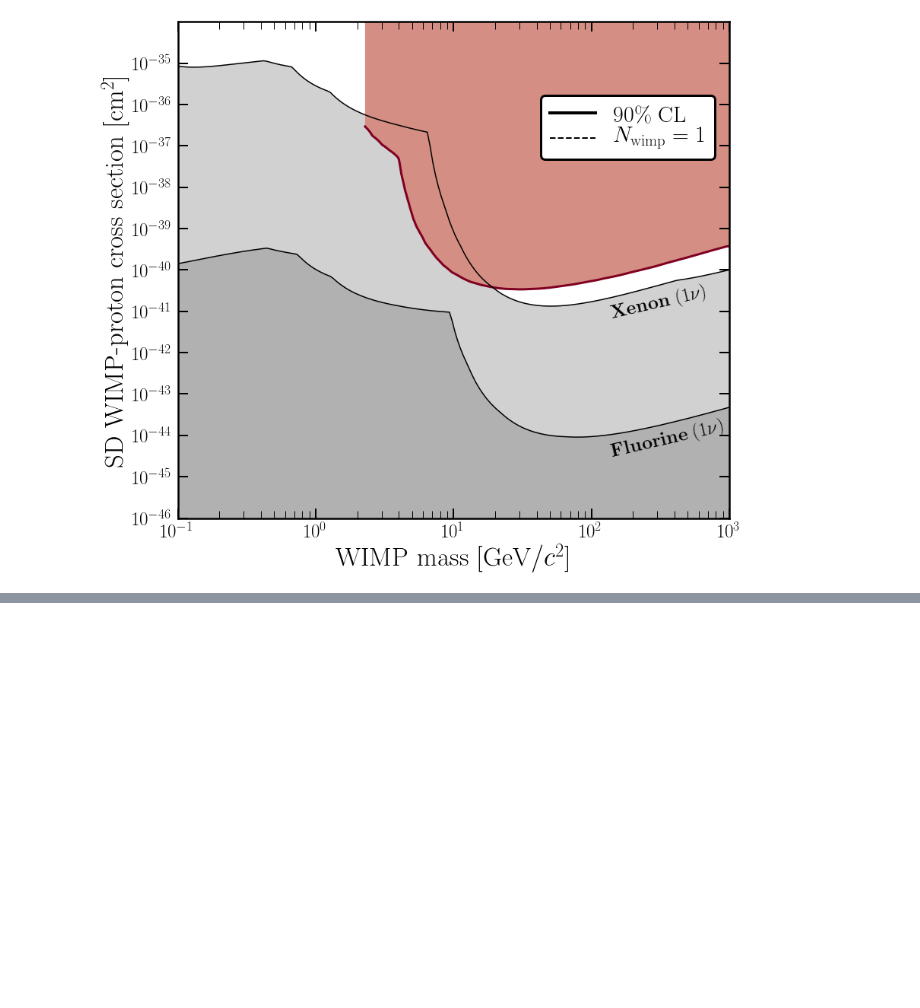
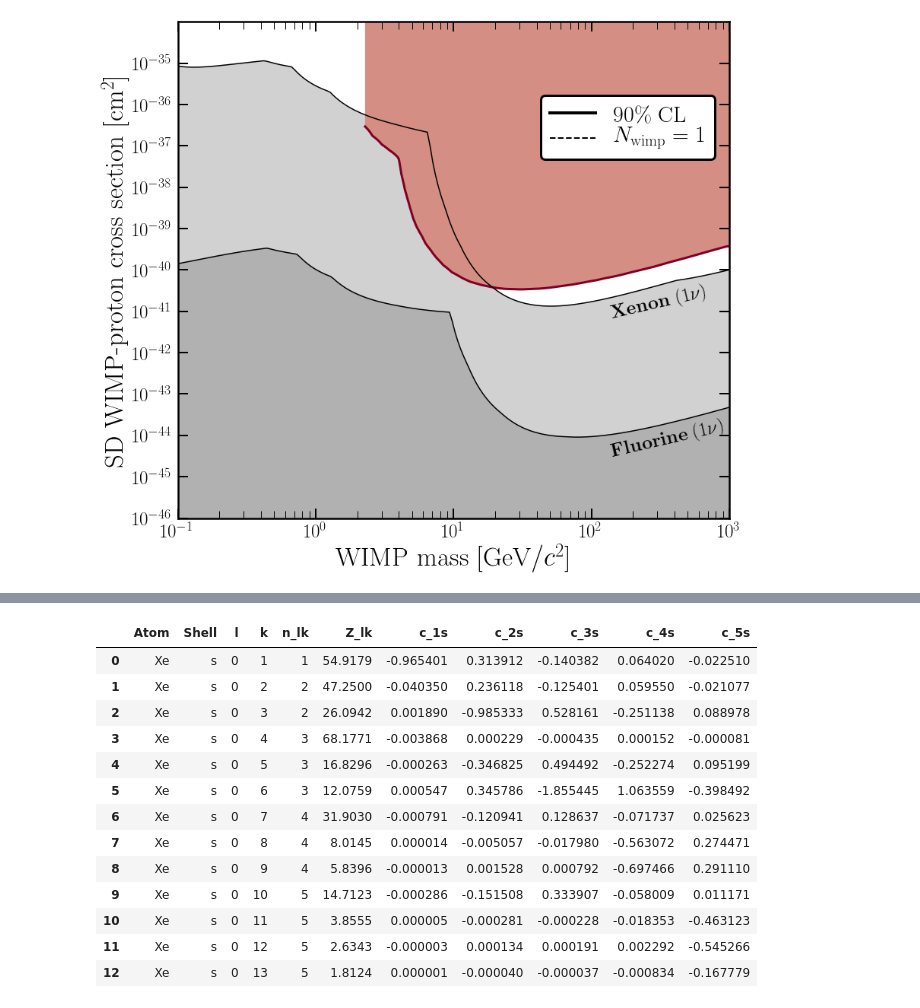
Before and after one commit to cajohare/CYGNUS, a Jupyter notebook: python/Untitled.ipynb, the cells around one changed output, grey strips where cells are left out. Saved outputs shown, nothing was run; the diff lists cells and outputs as text; code cells hidden in the pictures; blank space fills up the shorter version.

```diff
--- a/python/Untitled.ipynb
+++ b/python/Untitled.ipynb
@@ -48,0 +184,25 @@ plt.show()
+# %%
+import pandas as pd
+
+kmax = size(n_s)
+orbs = ['s']*kmax
+ks = list(arange(1,kmax+1))
+nrows = size(orbs)
+d = {'Atom': ['Xe']*nrows, 'Shell':orbs,'l':[0]*nrows,'k':ks,'n_lk':n_s,'Z_lk':Z_s,'c_1s':c_1s,'c_2s':c_2s,'c_3s':c_3s,'c_4s':c_4s,'c_5s':c_5s}
+df_s = pd.DataFrame(data=d)
+
+kmax = size(n_p)
+orbs = ['p']*size(n_p)
+kp = list(arange(1,kmax+1))
+nrows = size(orbs)
+d = {'Atom': ['Xe']*nrows, 'Shell':orbs,'l':[1]*nrows,'k':kp,'n_lk':n_p,'Z_lk':Z_p,'c_2p':c_2p,'c_3p':c_3p,'c_4p':c_4p,'c_5p':c_5p}
+df_p = pd.DataFrame(data=d)
+df_p
+
+kmax = size(n_d)
+orbs = ['d']*kmax
+kd = list(arange(1,kmax+1))
+nrows = size(orbs)
+d = {'Atom': ['Xe']*nrows, 'Shell':orbs,'l':[1]*nrows,'k':kd,'n_lk':n_d,'Z_lk':Z_d,'c_3d':c_3d,'c_4d':c_4d}
+df_d = pd.DataFrame(data=d)
+df_d
@@ -48,0 +251,17 @@ plt.show()
+# %%
+df_s
+# %% [output]
+|  | Atom | Shell | l | k | n_lk | Z_lk | c_1s | c_2s | c_3s | c_4s | c_5s |
+| 0 | Xe | s | 0 | 1 | 1 | 54.9179 | -0.965401 | 0.313912 | -0.140382 | 0.064020 | -0.022510 |
+| 1 | Xe | s | 0 | 2 | 2 | 47.2500 | -0.040350 | 0.236118 | -0.125401 | 0.059550 | -0.021077 |
+| 2 | Xe | s | 0 | 3 | 2 | 26.0942 | 0.001890 | -0.985333 | 0.528161 | -0.251138 | 0.088978 |
+| 3 | Xe | s | 0 | 4 | 3 | 68.1771 | -0.003868 | 0.000229 | -0.000435 | 0.000152 | -0.000081 |
+| 4 | Xe | s | 0 | 5 | 3 | 16.8296 | -0.000263 | -0.346825 | 0.494492 | -0.252274 | 0.095199 |
+| 5 | Xe | s | 0 | 6 | 3 | 12.0759 | 0.000547 | 0.345786 | -1.855445 | 1.063559 | -0.398492 |
+| 6 | Xe | s | 0 | 7 | 4 | 31.9030 | -0.000791 | -0.120941 | 0.128637 | -0.071737 | 0.025623 |
+| 7 | Xe | s | 0 | 8 | 4 | 8.0145 | 0.000014 | -0.005057 | -0.017980 | -0.563072 | 0.274471 |
+| 8 | Xe | s | 0 | 9 | 4 | 5.8396 | -0.000013 | 0.001528 | 0.000792 | -0.697466 | 0.291110 |
+| 9 | Xe | s | 0 | 10 | 5 | 14.7123 | -0.000286 | -0.151508 | 0.333907 | -0.058009 | 0.011171 |
+| 10 | Xe | s | 0 | 11 | 5 | 3.8555 | 0.000005 | -0.000281 | -0.000228 | -0.018353 | -0.463123 |
+| 11 | Xe | s | 0 | 12 | 5 | 2.6343 | -0.000003 | 0.000134 | 0.000191 | 0.002292 | -0.545266 |
+| 12 | Xe | s | 0 | 13 | 5 | 1.8124 | 0.000001 | -0.000040 | -0.000037 | -0.000834 | -0.167779 |
```
Also changed, not shown: parts of 10 cells of this notebook, 4 other files.
